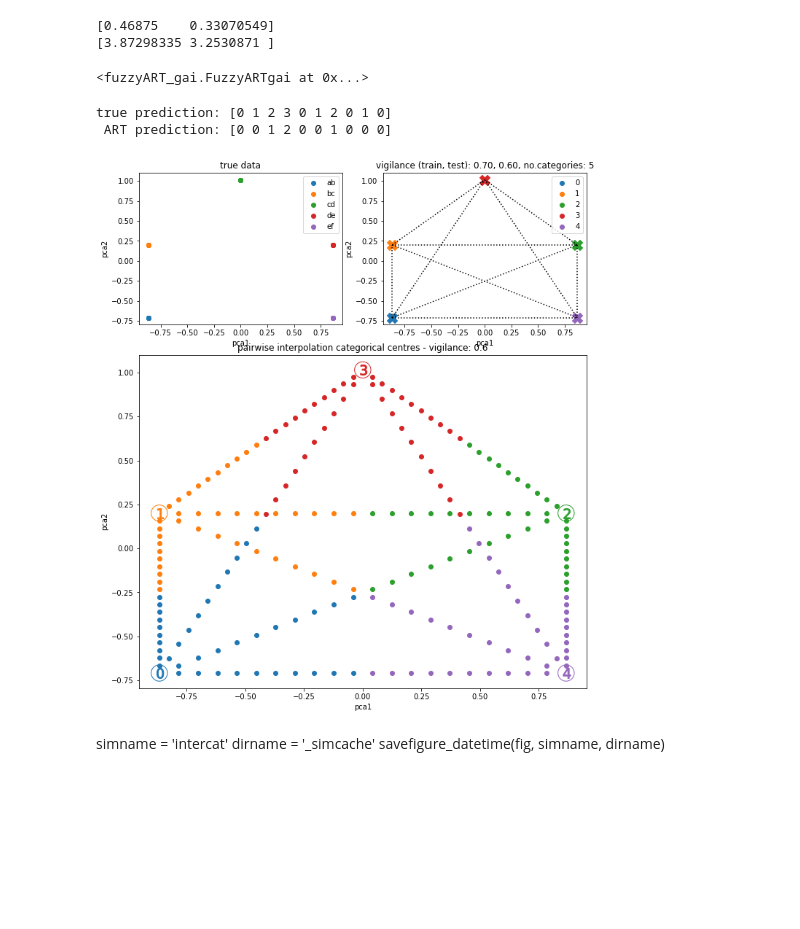
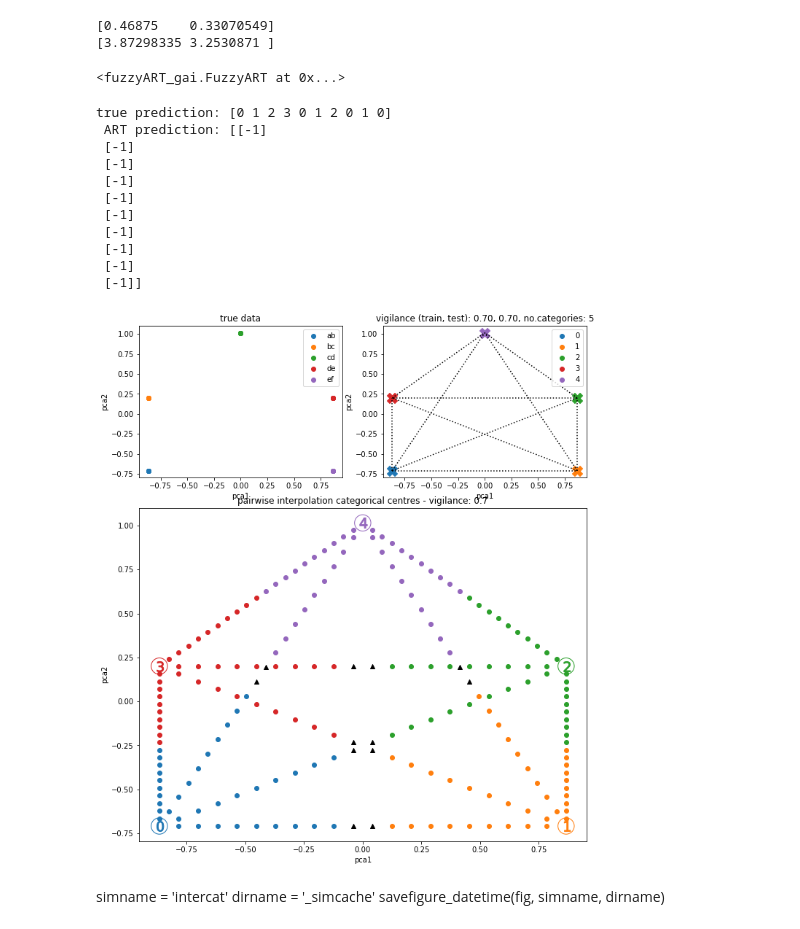
Before and after one commit to anish-lu-yihe/art, a Jupyter notebook: fuzzyART_ti.ipynb, the cells around one changed output. Saved outputs shown, nothing was run; the diff lists cells and outputs as text; code cells hidden in the pictures; blank space fills up the shorter version.

```diff
--- a/fuzzyART_ti.ipynb
+++ b/fuzzyART_ti.ipynb
@@ -21,12 +21,12 @@ print(pca.singular_values_)
 # use FuzzyART
 # init
 rho = 0.7
-net = FuzzyARTgai(alpha=0.5, rho=rho)
+net = FuzzyART(alpha=0.5, rho=rho)
 
 # train
 net.train(data, epochs=100) # each epoch, all data is shuffled
 # %% [output]
-<fuzzyART_gai.FuzzyARTgai at 0x...>
+<fuzzyART_gai.FuzzyART at 0x...>
 # %%
 fig, axs = plt.subplot_mosaic("""
                                 AB
@@ -42,9 +42,8 @@ for cat_true, lb_true in enumerate(['ab','bc','cd','de','ef']):
 axs['A'].set_title('true data')
 
 test_rho = 0.6
-isdiff_traintest = net._set_properties(rho = test_rho) # no change of model properties from training
 test_rho = net.rho
-label_pred = net.test(data).astype(int)
+label_pred = net.test(data, test_rho).astype(int)[:, 0]
 
 cat_number = net.w.shape[0]
 replay_cat = net.w[:, :data.shape[1]]
@@ -68,40 +67,49 @@ for i in range(cat_number):
         axs['B'].plot(*cat_centre[interidx].T, c = 'k', ls = 'dotted')
 
         intercat = interp2coordinates(*replay_cat[interidx], 20)
-        intercat_label = net.test(intercat).astype(int)
+        intercat_label = net.test(intercat).astype(int)[:, 0]
         ls_intercat.append(intercat_label)
         axs['B'].set_prop_cycle(None)
         for cat_pred in range(cat_number):
             c = next(axs['B']._get_lines.prop_cycler)['color']
             axs['C'].scatter(*np.where(intercat_label == cat_pred, pca.transform(intercat).T, None), color = c)
         axs['C'].scatter(*np.where(intercat_label == -1, pca.transform(intercat).T, None), color = 'k', marker = '^')
 
 ls_intercat = np.array(ls_intercat)
 axs['C'].set_title('pairwise interpolation categorical centres - vigilance: {}'.format(test_rho))
 
 # plot ti
 data_ti = np.array([[1,0,1,0,0,0], [0,1,0,1,0,0], [0,0,1,0,1,0], [0,0,0,1,0,1],
                     [1,0,0,1,0,0], [0,1,0,0,1,0], [0,0,1,0,0,1],
                     [1,0,0,0,1,0], [0,1,0,0,0,1],
                     [1,0,0,0,0,1]])
 ideal_ti = np.array([0,1,2,3,
                      0,1,2,
                      0,1,
                      0])
 pca_ti = pca.transform(data_ti)
 label_ti = net.test(data_ti).astype(int)
 print("true prediction: {}\n ART prediction: {}".format(ideal_ti, label_ti))
 
 for idx in 'ABC':
     axs[idx].set_xlabel('pca1')
     axs[idx].set_ylabel('pca2')
 
 for idx in 'AB':
     axs[idx].legend()
 # %% [output]
 true prediction: [0 1 2 3 0 1 2 0 1 0]
- ART prediction: [0 0 1 2 0 0 1 0 0 0]
+ ART prediction: [[-1]
+ [-1]
+ [-1]
+ [-1]
+ [-1]
+ [-1]
+ [-1]
+ [-1]
+ [-1]
+ [-1]]
-[figure, old version]
+[figure, new version]
 # %% [markdown]
 simname = 'intercat'
 dirname = '_simcache'
```
Also changed, not shown: parts of 2 cells of this notebook, 3 other files.
